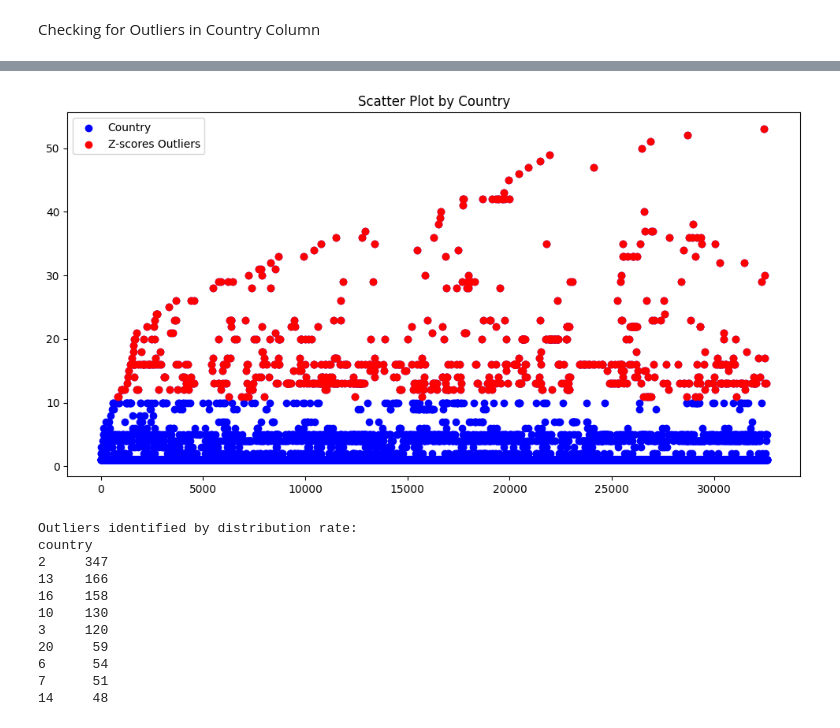
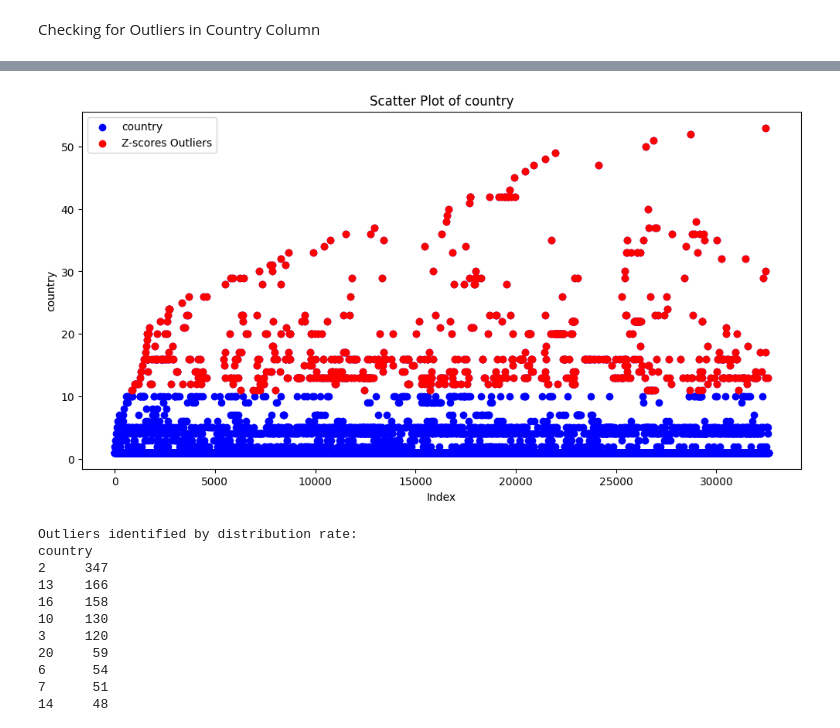
Before and after one commit to FlorianHalimi/LinkedIn-Job-Analysis-Data-Preprocessing-Visualization, a Jupyter notebook: data_preprocessing.ipynb, the cells around one changed output, grey strips where cells are left out. Cells and saved outputs as stored; diff of their text form; code cells hidden in the pictures.

```diff
--- a/data_preprocessing.ipynb
+++ b/data_preprocessing.ipynb
@@ -512,14 +624,16 @@ Outliers identified by Z-Score method:
 # %%
 plt.figure(figsize=(12, 6))
-plt.scatter(merged_data_cleaned.index, merged_data_cleaned['country'], color='blue', label='Country')
+plt.scatter(merged_data_cleaned.index, merged_data_cleaned['country'], color='blue', label='country')
 
 # Scatter plot for outliers
 plt.scatter(outliers_z.index, outliers_z['country'], color='red', label='Z-scores Outliers')
-plt.title("Scatter Plot by Country")
+plt.title("Scatter Plot of country")
+plt.xlabel("Index")
+plt.ylabel("country")
 plt.legend()
 plt.show()
 # %% [output]
-[figure, old version]
+[figure, new version]
 # %%
 country_counts = merged_data_cleaned['country'].value_counts()
 
```
Also changed, not shown: parts of 17 cells of this notebook, 1 other file.
